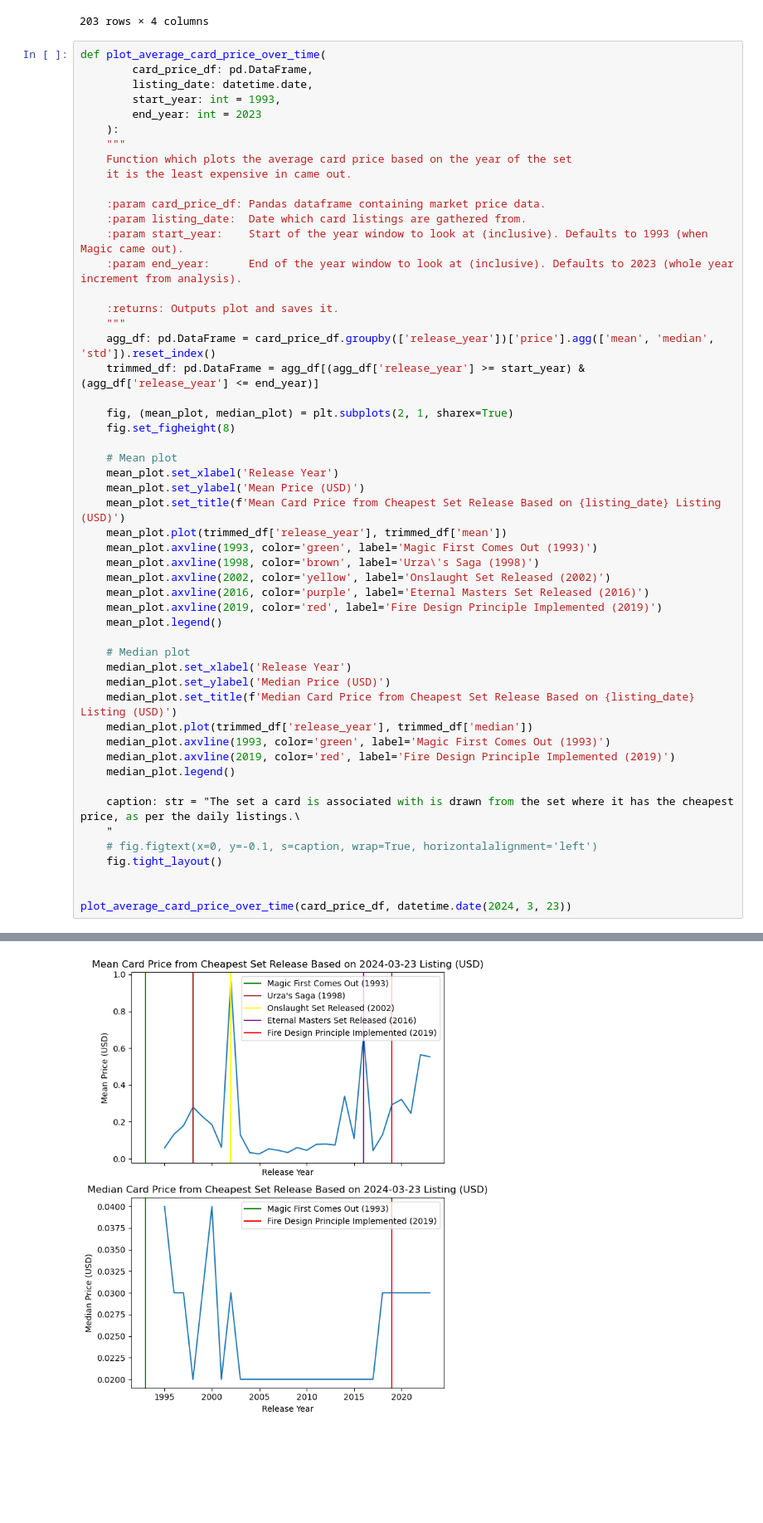
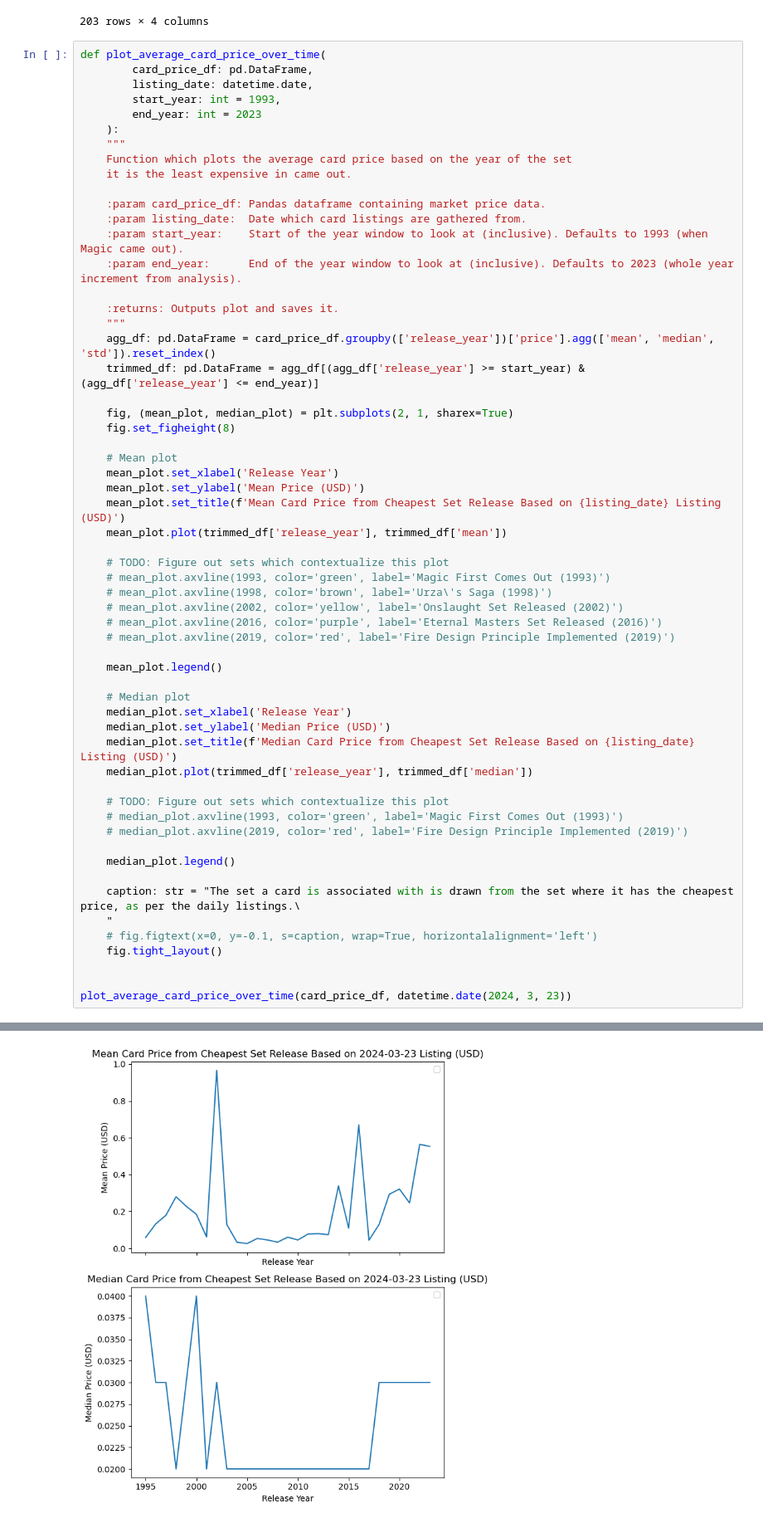
Before and after one commit to caseyforey/DS-final-CForey-Jbourds, a Jupyter notebook: markets.ipynb, the cells around one changed output, grey strips where cells are left out. Shown at 83% size. Saved outputs shown, nothing was run; the diff lists cells and outputs as text; blank space fills up the shorter version.

```diff
--- a/markets.ipynb
+++ b/markets.ipynb
@@ -84,11 +93,14 @@ def plot_average_card_price_over_time(
     mean_plot.set_ylabel('Mean Price (USD)')
     mean_plot.set_title(f'Mean Card Price from Cheapest Set Release Based on {listing_date} Listing (USD)')
     mean_plot.plot(trimmed_df['release_year'], trimmed_df['mean'])
-    mean_plot.axvline(1993, color='green', label='Magic First Comes Out (1993)')
-    mean_plot.axvline(1998, color='brown', label='Urza\'s Saga (1998)')
-    mean_plot.axvline(2002, color='yellow', label='Onslaught Set Released (2002)')
-    mean_plot.axvline(2016, color='purple', label='Eternal Masters Set Released (2016)')
-    mean_plot.axvline(2019, color='red', label='Fire Design Principle Implemented (2019)')
+
+    # TODO: Figure out sets which contextualize this plot
+    # mean_plot.axvline(1993, color='green', label='Magic First Comes Out (1993)')
+    # mean_plot.axvline(1998, color='brown', label='Urza\'s Saga (1998)')
+    # mean_plot.axvline(2002, color='yellow', label='Onslaught Set Released (2002)')
+    # mean_plot.axvline(2016, color='purple', label='Eternal Masters Set Released (2016)')
+    # mean_plot.axvline(2019, color='red', label='Fire Design Principle Implemented (2019)')
+
     mean_plot.legend()
 
     # Median plot
@@ -96,8 +108,11 @@ def plot_average_card_price_over_time(
     median_plot.set_ylabel('Median Price (USD)')
     median_plot.set_title(f'Median Card Price from Cheapest Set Release Based on {listing_date} Listing (USD)')
     median_plot.plot(trimmed_df['release_year'], trimmed_df['median'])
-    median_plot.axvline(1993, color='green', label='Magic First Comes Out (1993)')
-    median_plot.axvline(2019, color='red', label='Fire Design Principle Implemented (2019)')
+
+    # TODO: Figure out sets which contextualize this plot
+    # median_plot.axvline(1993, color='green', label='Magic First Comes Out (1993)')
+    # median_plot.axvline(2019, color='red', label='Fire Design Principle Implemented (2019)')
+
     median_plot.legend()
 
     caption: str = "The set a card is associated with is drawn from the set where it has the cheapest price, as per the daily listings.\
@@ -111 +128 @@ plot_average_card_price_over_time(card_price_df, datetime.date(2024, 3, 23))
-[figure, old version]
+[figure, new version]
```
Also changed, not shown: parts of 3 cells of this notebook, 11 other files.
